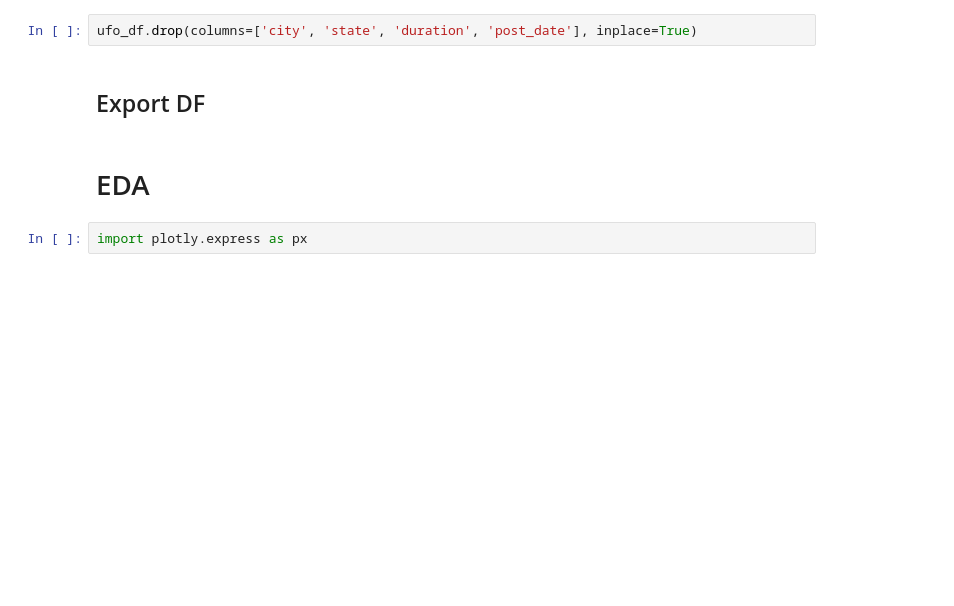
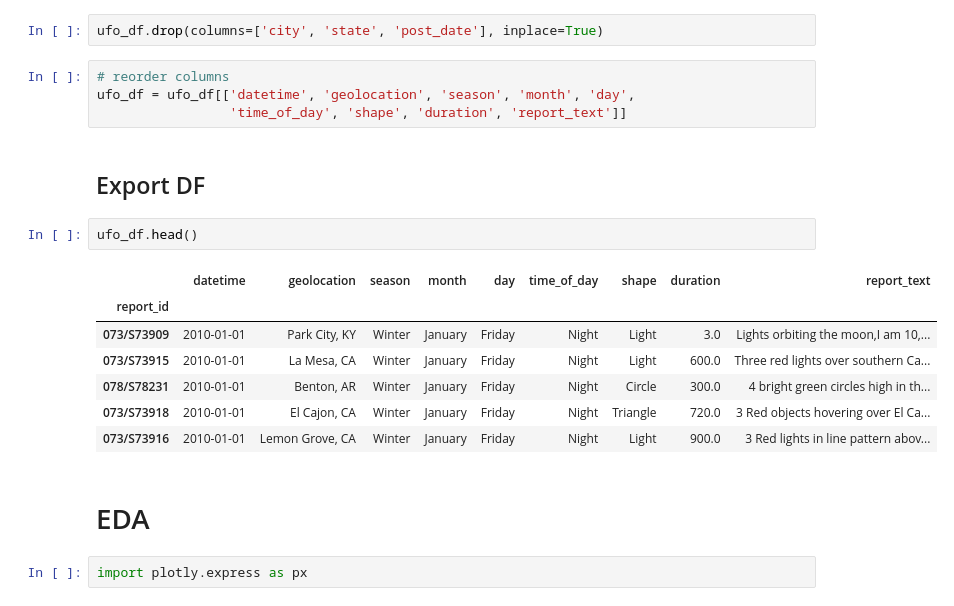
Before and after one commit to kevscon/ufo-reports, a Jupyter notebook: data_processing.ipynb, the cells around one changed output. Saved outputs shown, nothing was run; the diff lists cells and outputs as text; blank space fills up the shorter version.

```diff
--- a/data_processing.ipynb
+++ b/data_processing.ipynb
@@ -222,9 +262,23 @@ ufo_df.head()
 ## Drop Columns
 Drop columns not to be used
 # %%
-ufo_df.drop(columns=['city', 'state', 'duration', 'post_date'], inplace=True)
+ufo_df.drop(columns=['city', 'state', 'post_date'], inplace=True)
+# %%
+# reorder columns
+ufo_df = ufo_df[['datetime', 'geolocation', 'season', 'month', 'day',
+                 'time_of_day', 'shape', 'duration', 'report_text']]
 # %% [markdown]
 ## Export DF
+# %%
+ufo_df.head()
+# %% [output]
+|  | datetime | geolocation | season | month | day | time_of_day | shape | duration | report_text |
+| report_id |  |  |  |  |  |  |  |  |  |
+| 073/S73909 | 2010-01-01 | Park City, KY | Winter | January | Friday | Night | Light | 3.0 | Lights orbiting the moon,I am 10,... |
+| 073/S73915 | 2010-01-01 | La Mesa, CA | Winter | January | Friday | Night | Light | 600.0 | Three red lights over southern Ca... |
+| 078/S78231 | 2010-01-01 | Benton, AR | Winter | January | Friday | Night | Circle | 300.0 | 4 bright green circles high in th... |
+| 073/S73918 | 2010-01-01 | El Cajon, CA | Winter | January | Friday | Night | Triangle | 720.0 | 3 Red objects hovering over El Ca... |
+| 073/S73916 | 2010-01-01 | Lemon Grove, CA | Winter | January | Friday | Night | Light | 900.0 | 3 Red lights in line pattern abov... |
 # %% [markdown]
 # EDA
 # %%
```
Also changed, not shown: parts of 17 cells of this notebook.
